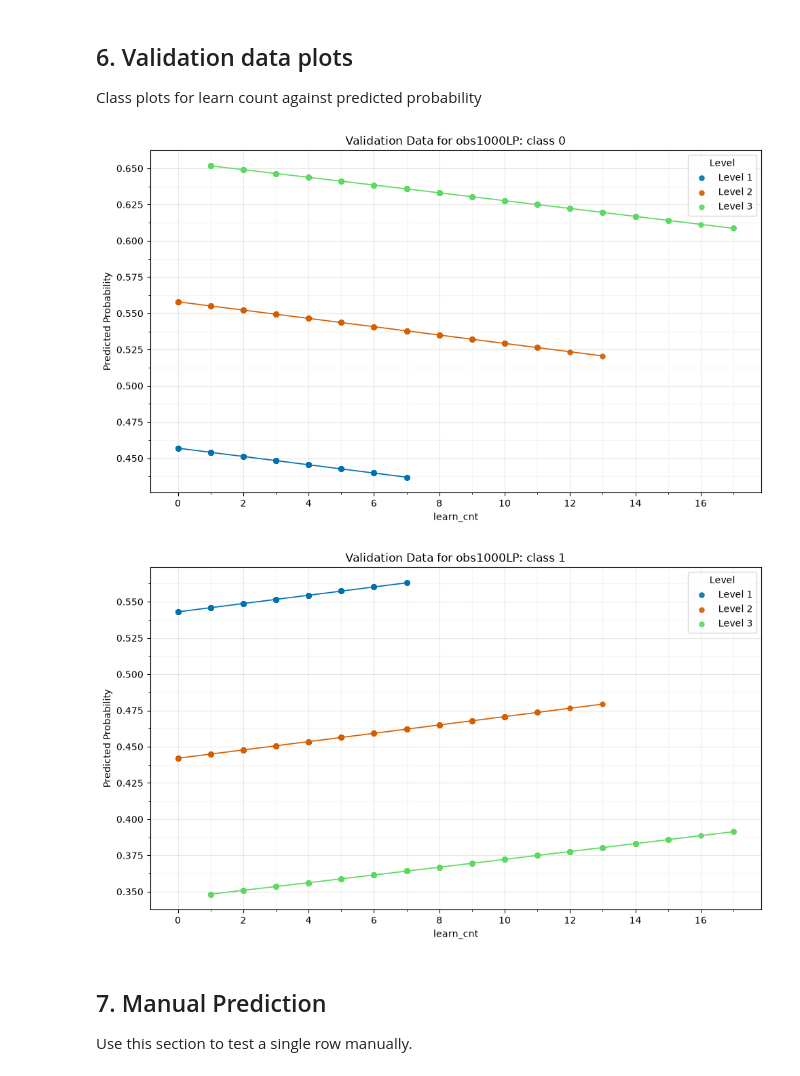
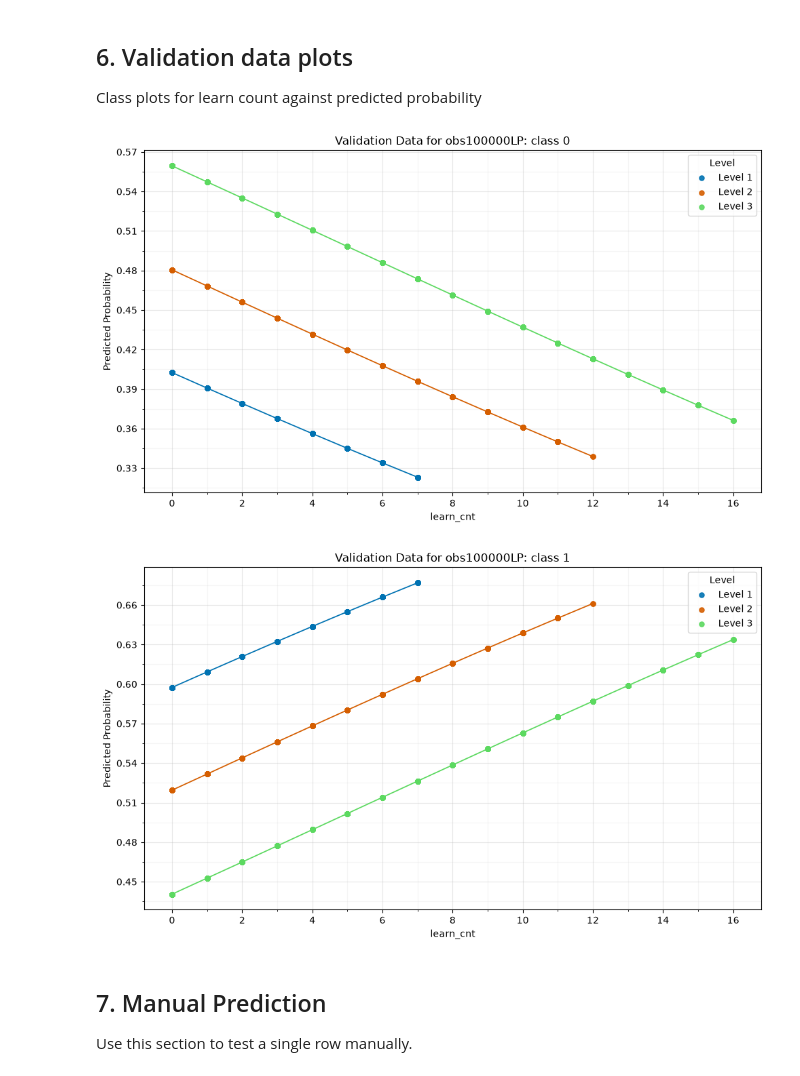
Before and after one commit to andrewvalletta/DissertationRepo, a Jupyter notebook: python/simple_logistic_regression.ipynb, the cells around one changed output. Saved outputs shown, nothing was run; the diff lists cells and outputs as text; code cells hidden in the pictures.

```diff
--- a/python/simple_logistic_regression.ipynb
+++ b/python/simple_logistic_regression.ipynb
@@ -210,7 +219,7 @@ weighted avg       0.42      0.65      0.51     12125
 
 Class plots for learn count against predicted probability
 # %%
-validation_result = training_results["obs1000LP"]
+validation_result = training_results["obs100000LP"]
 
 validation_data = validation_result["X_test"].copy()
 
@@ -222,8 +231,8 @@ validation_data['probability_class_1'] = validation_probabilities[:, 1]
 levels = [1, 2, 3]
 colours = {1: "#0072B2", 2: "#D55E00", 3: "#5CD960"}
 class_columns = [
-    ('probability_class_0', 'Validation Data for obs1000LP: class 0'),
-    ('probability_class_1', 'Validation Data for obs1000LP: class 1'),
+    ('probability_class_0', 'Validation Data for obs100000LP: class 0'),
+    ('probability_class_1', 'Validation Data for obs100000LP: class 1'),
 ]
 
 def plot_validation_class(probability_column: str, title: str) -> None:
@@ -245,35 +254,35 @@ def plot_validation_class(probability_column: str, title: str) -> None:
             s=26,
             alpha=0.9,
             label=f'Level {level}',
             zorder=3,
         )
         axis.plot(
             level_frame['learn_cnt'],
             level_frame[probability_column],
             color=colours[level],
             linestyle='-',
             linewidth=1.25,
             zorder=2,
         )
 
     axis.set_xlabel('learn_cnt')
     axis.set_ylabel('Predicted Probability')
     axis.set_title(title)
     axis.xaxis.set_major_locator(MaxNLocator(nbins=12, integer=True))
     axis.xaxis.set_minor_locator(AutoMinorLocator(2))
     axis.yaxis.set_major_locator(MaxNLocator(nbins=10))
     axis.yaxis.set_minor_locator(AutoMinorLocator(2))
     axis.grid(True, which='major', alpha=0.3)
     axis.grid(True, which='minor', alpha=0.12)
     axis.legend(title='Level')
     plt.tight_layout()
     plt.show()
 
 for probability_column, title in class_columns:
     plot_validation_class(probability_column, title)
 # %% [output]
-[figure, old version]
+[figure, new version]
-[figure, old version]
+[figure, new version]
 # %% [markdown]
 ## 7. Manual Prediction
 
```
Also changed, not shown: parts of 5 cells of this notebook.
